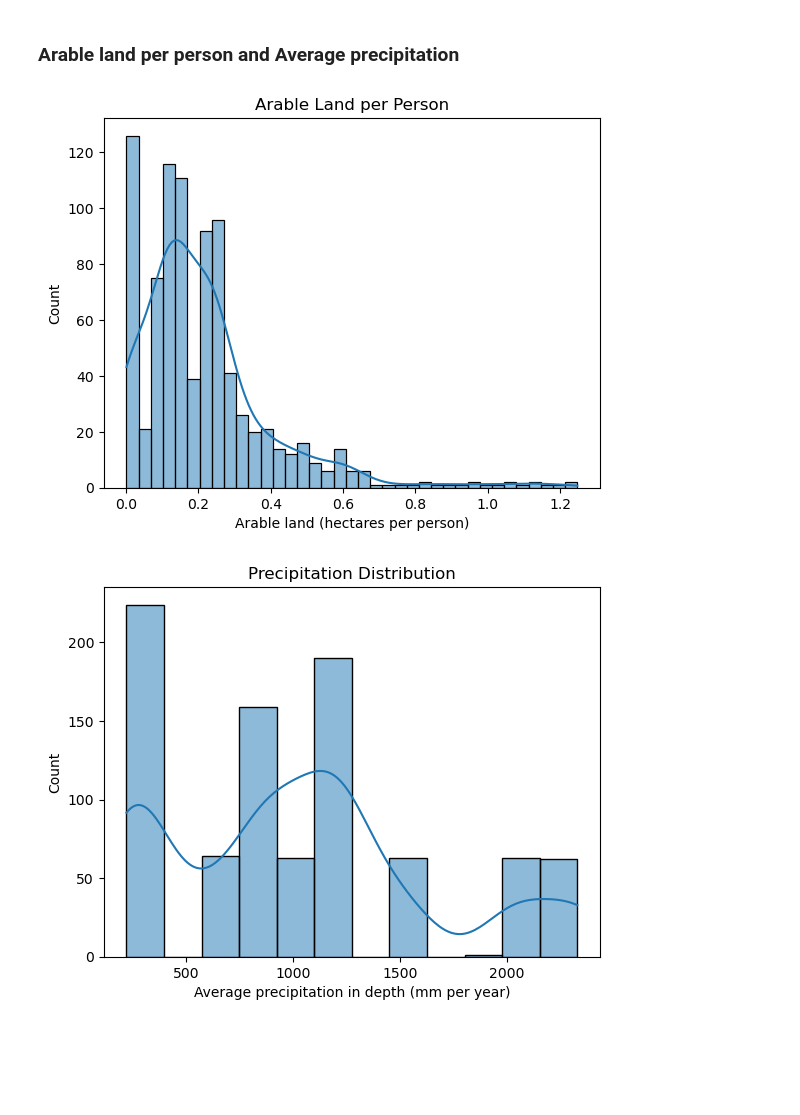
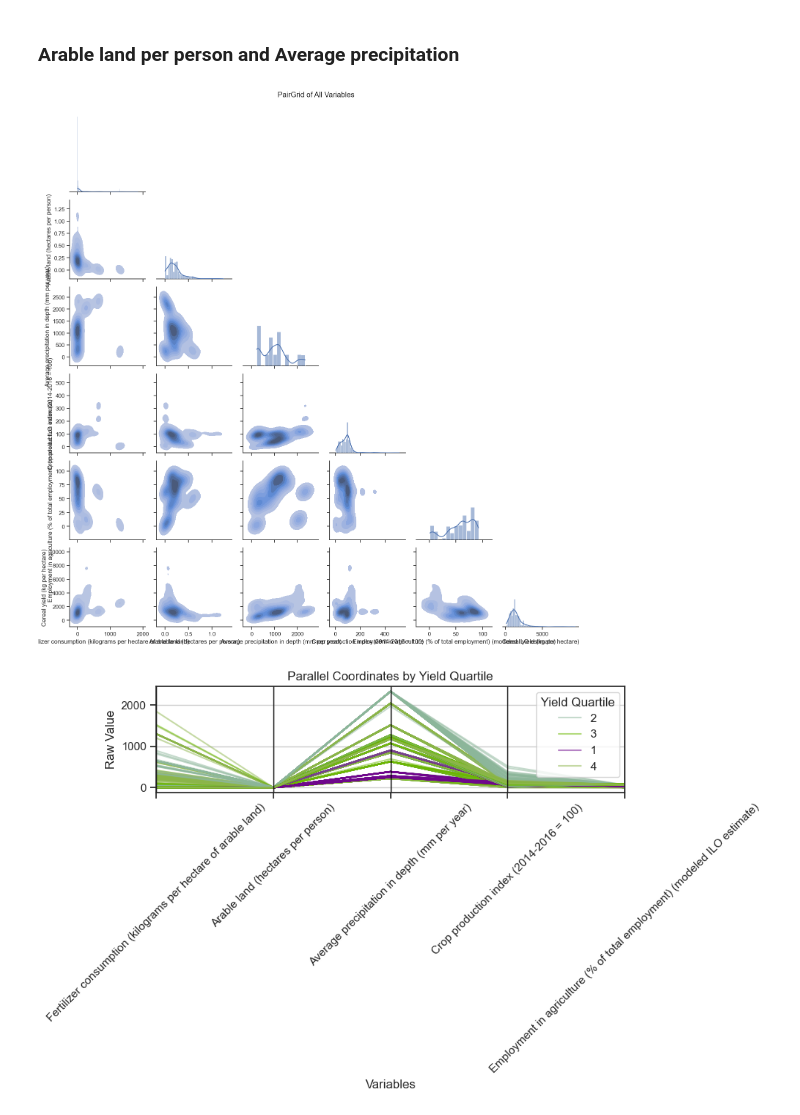
Before and after one commit to Rodgerdev/east-africa-fertilizer-project, a Jupyter notebook: east_africa_proj.ipynb, the cells around one changed output. Drawn from its saved outputs; the diff is of its cells as text; code cells hidden in the pictures; blank space fills up the shorter version.

Commit message:
multivariate analysis

```diff
--- a/east_africa_proj.ipynb
+++ b/east_africa_proj.ipynb
@@ -590,6 +590,24 @@ plt.show()
 # %% [markdown]
 ### Arable land per person and Average precipitation
 # %%
+#focused cols for multivariate analysis
+cols = [
+    "Fertilizer consumption (kilograms per hectare of arable land)",
+    "Arable land (hectares per person)",
+    "Average precipitation in depth (mm per year)",
+    "Crop production index (2014-2016 = 100)",
+    "Employment in agriculture (% of total employment) (modeled ILO estimate)",
+    "Cereal yield (kg per hectare)"
+]
+df_mv = df[cols].dropna()
-# %% [output]
-[figure, removed]
-[figure, removed]
+# %%
+# PairGrid with country‐hue (multivariate view)
+sns.set(style="ticks")
+g = sns.PairGrid(df_mv, corner=True)
+g.map_upper(sns.scatterplot, s=20, alpha=0.6)
+g.map_lower(sns.kdeplot, fill=True)
+g.map_diag(sns.histplot, kde=True)
+plt.suptitle("PairGrid of All Variables", y=1.02)
+plt.show()
+# %% [output]
+[figure, added]
@@ -595,0 +616,18 @@ plt.show()
+# %%
+# Parallel coordinates by quartile of yield
+#    (groups observations by high/low yield to see multivariate patterns)
+# Map quartile labels to numeric values
+df_mv["YieldQuartile"] = pd.qcut(df_mv["Cereal yield (kg per hectare)"], 4, labels=["Q1","Q2","Q3","Q4"])
+df_mv["YieldQuartile"] = df_mv["YieldQuartile"].map({"Q1": 1, "Q2": 2, "Q3": 3, "Q4": 4})
+
+plt.figure(figsize=(10,6))
+parallel_coordinates(df_mv, class_column="YieldQuartile", cols=cols[:-1], alpha=0.5)
+plt.title("Parallel Coordinates by Yield Quartile")
+plt.xlabel("Variables")
+plt.ylabel("Raw Value")
+plt.legend(title="Yield Quartile")
+plt.xticks(rotation=45)
+plt.tight_layout()
+plt.show()
+# %% [output]
+[figure, added]
```
Also changed, not shown: parts of 4 cells of this notebook.
